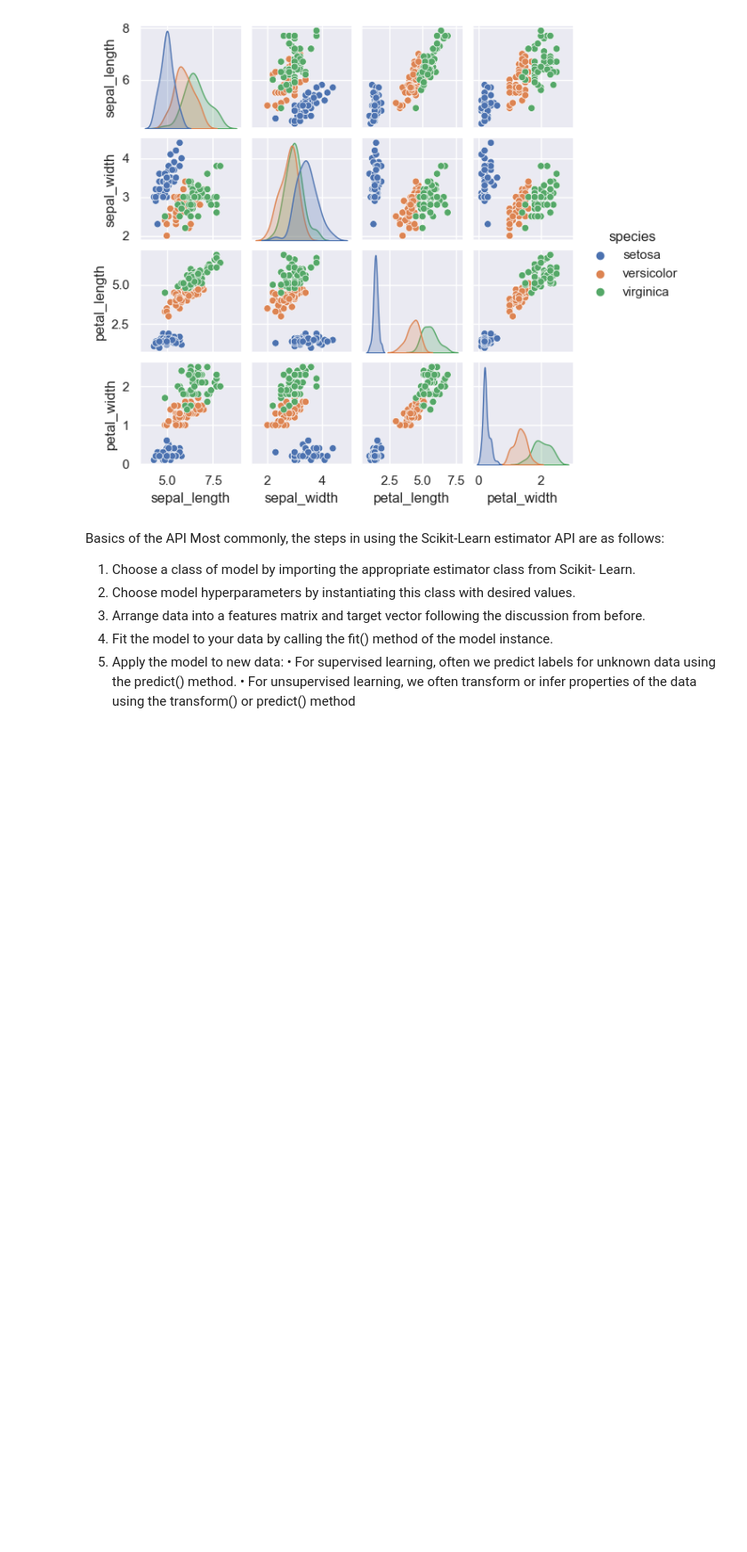
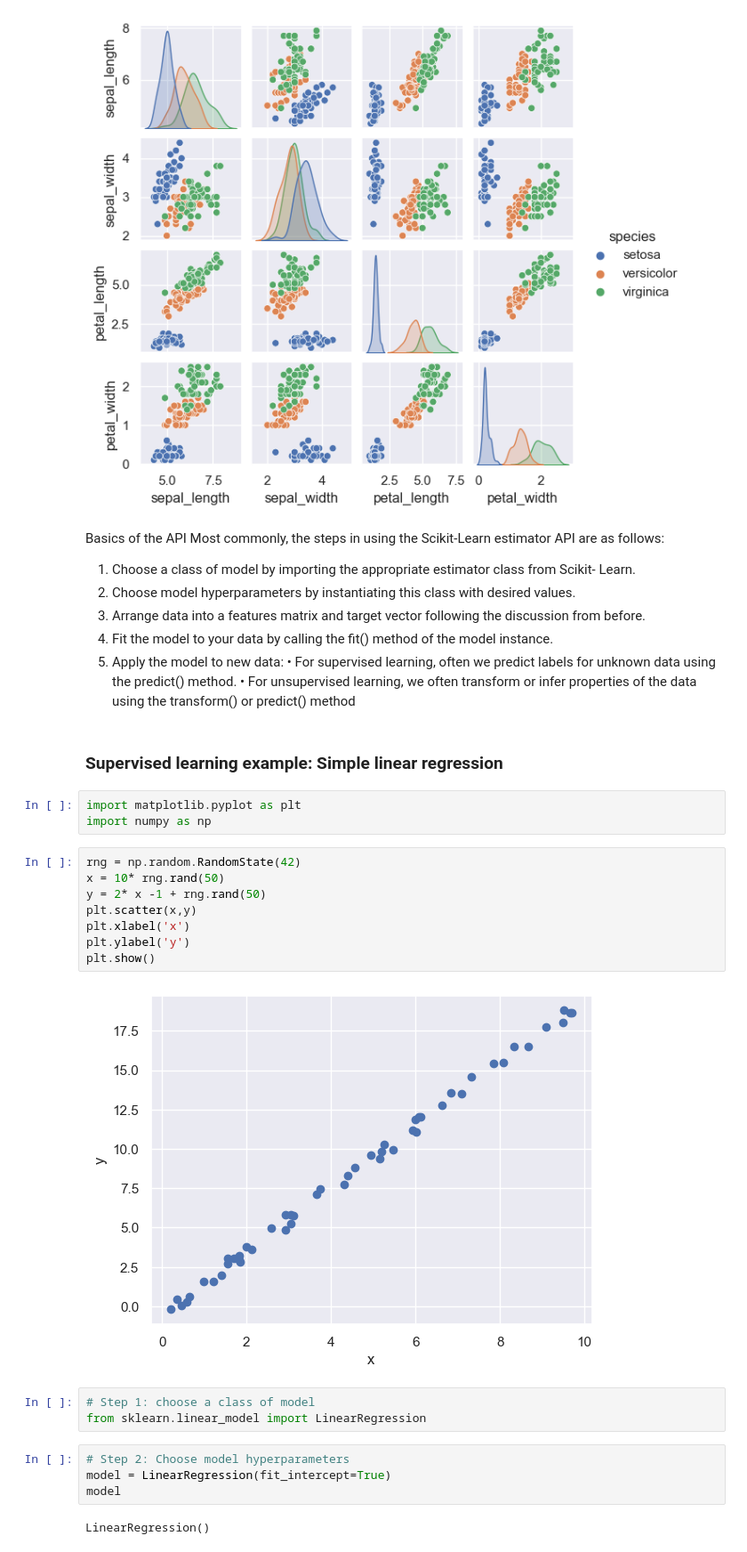
Before and after one commit to homemix/MachineLearning_python, a Jupyter notebook: Introducing Scikit-Learn.ipynb, the cells around one changed output. Shown at 89% size. Saved outputs shown, nothing was run; the diff lists cells and outputs as text; blank space fills up the shorter version.

Commit message:
Add: model training and fitting steps

```diff
--- a/Introducing Scikit-Learn.ipynb
+++ b/Introducing Scikit-Learn.ipynb
@@ -35,3 +35,27 @@ from before.
 predict() method.
 • For unsupervised learning, we often transform or infer properties of the data
 using the transform() or predict() method
+# %% [markdown]
+### Supervised learning example: Simple linear regression
+# %%
+import matplotlib.pyplot as plt
+import numpy as np
+# %%
+rng = np.random.RandomState(42)
+x = 10* rng.rand(50)
+y = 2* x -1 + rng.rand(50)
+plt.scatter(x,y)
+plt.xlabel('x')
+plt.ylabel('y')
+plt.show()
+# %% [output]
+[figure, added]
+# %%
+# Step 1: choose a class of model
+from sklearn.linear_model import LinearRegression
+# %%
+# Step 2: Choose model hyperparameters
+model = LinearRegression(fit_intercept=True)
+model
+# %% [output]
+LinearRegression()
```
Also changed, not shown: parts of 5 cells of this notebook.
